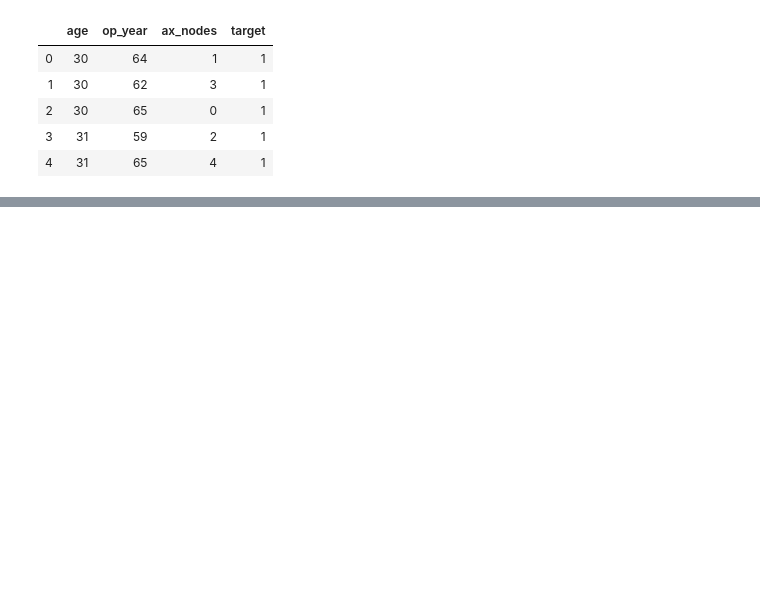
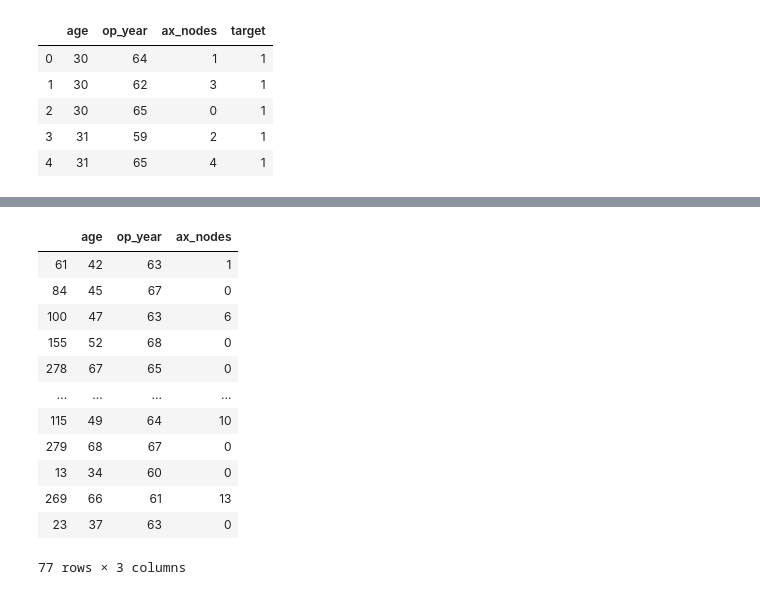
Before and after one commit to douglaspsteen/f_measure_exercise, a Jupyter notebook: notebook.ipynb, the cells around one changed output, grey strips where cells are left out. Cells and saved outputs as stored; diff of their text form; code cells hidden in the pictures; blank space fills up the shorter version.

```diff
--- a/notebook.ipynb
+++ b/notebook.ipynb
@@ -71,0 +99,16 @@ ax.legend(loc='center right');
+# %%
+X_test
+# %% [output]
+|  | age | op_year | ax_nodes |
+| 61 | 42 | 63 | 1 |
+| 84 | 45 | 67 | 0 |
+| 100 | 47 | 63 | 6 |
+| 155 | 52 | 68 | 0 |
+| 278 | 67 | 65 | 0 |
+| ... | ... | ... | ... |
+| 115 | 49 | 64 | 10 |
+| 279 | 68 | 67 | 0 |
+| 13 | 34 | 60 | 0 |
+| 269 | 66 | 61 | 13 |
+| 23 | 37 | 63 | 0 |
+77 rows × 3 columns
```
Also changed, not shown: parts of 3 cells of this notebook, 1 other file.
